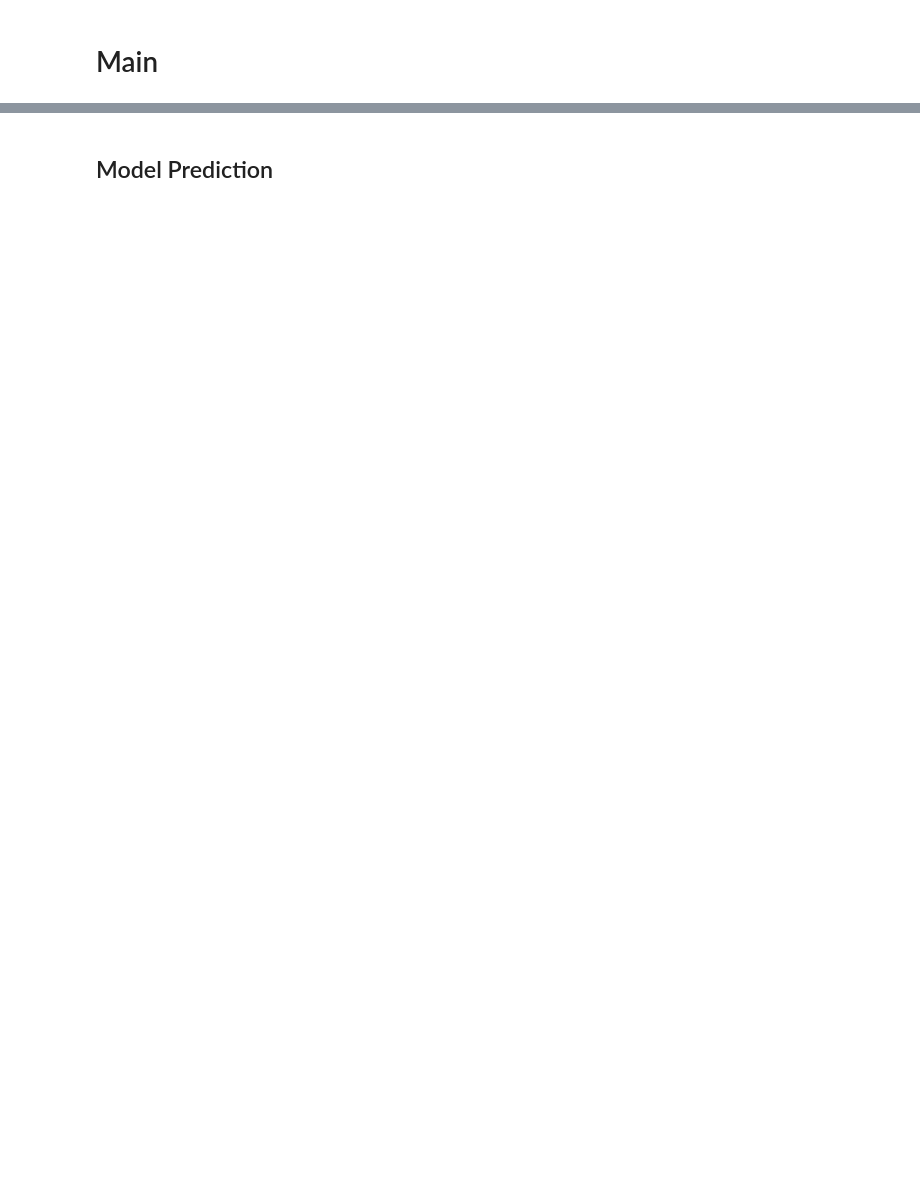
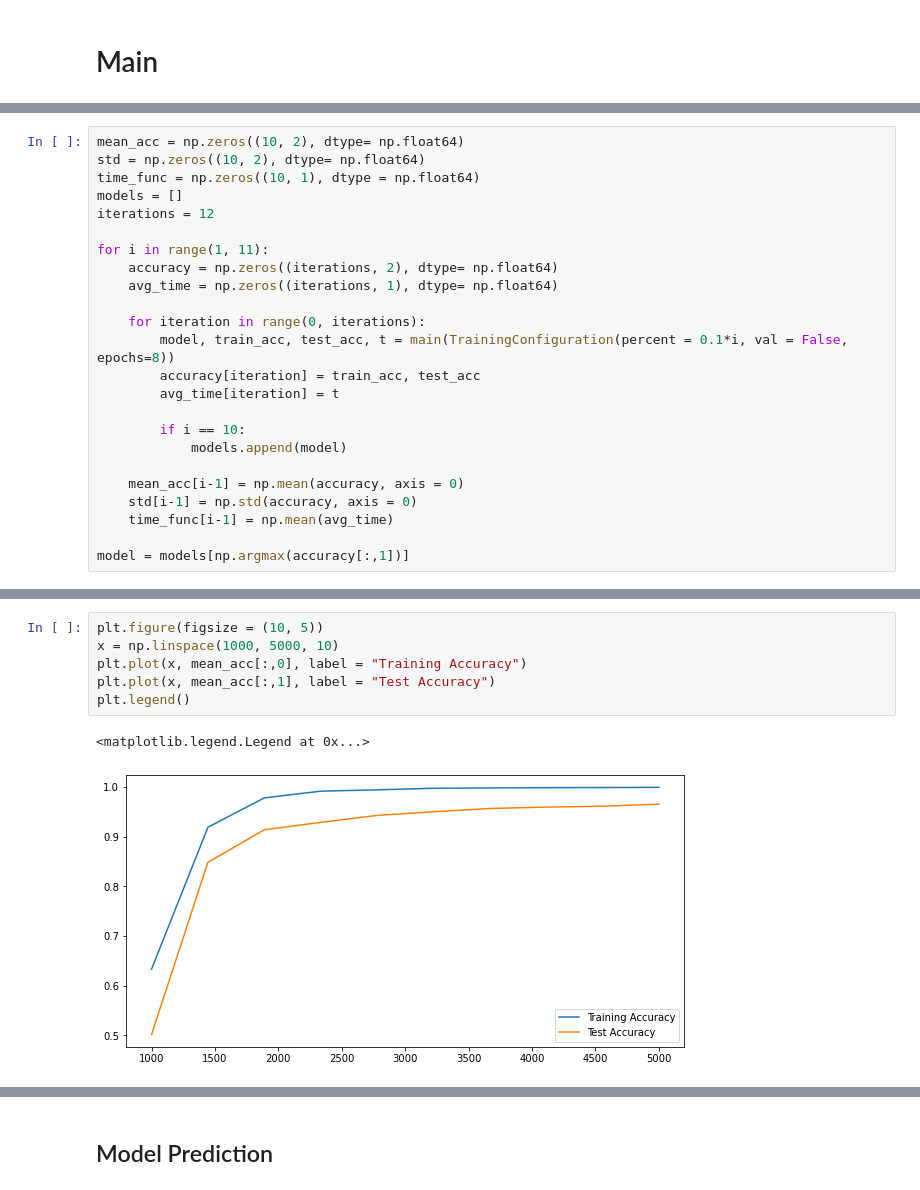
Before and after one commit to DuncanJWood/AI_face_and_digit_classification, a Jupyter notebook: Neural_Network_Digits.ipynb, the cells around one changed output, grey strips where cells are left out. Drawn from its saved outputs; the diff is of its cells as text; blank space fills up the shorter version.

```diff
--- a/Neural_Network_Digits.ipynb
+++ b/Neural_Network_Digits.ipynb
@@ -594,0 +320,24 @@ cnn_model.load_state_dict(torch.load(model_path))
+# %%
+mean_acc = np.zeros((10, 2), dtype= np.float64)
+std = np.zeros((10, 2), dtype= np.float64)
+time_func = np.zeros((10, 1), dtype = np.float64)
+models = []
+iterations = 12
+
+for i in range(1, 11):
+    accuracy = np.zeros((iterations, 2), dtype= np.float64)
+    avg_time = np.zeros((iterations, 1), dtype= np.float64)
+
+    for iteration in range(0, iterations):
+        model, train_acc, test_acc, t = main(TrainingConfiguration(percent = 0.1*i, val = False, epochs=8))
+        accuracy[iteration] = train_acc, test_acc
+        avg_time[iteration] = t
+
+        if i == 10:
+            models.append(model)
+
+    mean_acc[i-1] = np.mean(accuracy, axis = 0)
+    std[i-1] = np.std(accuracy, axis = 0)
+    time_func[i-1] = np.mean(avg_time)
+
+model = models[np.argmax(accuracy[:,1])]
@@ -594,0 +354,9 @@ cnn_model.load_state_dict(torch.load(model_path))
+# %%
+plt.figure(figsize = (10, 5))
+x = np.linspace(1000, 5000, 10)
+plt.plot(x, mean_acc[:,0], label = "Training Accuracy")
+plt.plot(x, mean_acc[:,1], label = "Test Accuracy")
+plt.legend()
+# %% [output]
+<matplotlib.legend.Legend at 0x...>
+[figure, added]
```
Also changed, not shown: parts of 37 cells of this notebook, 2 other files.
